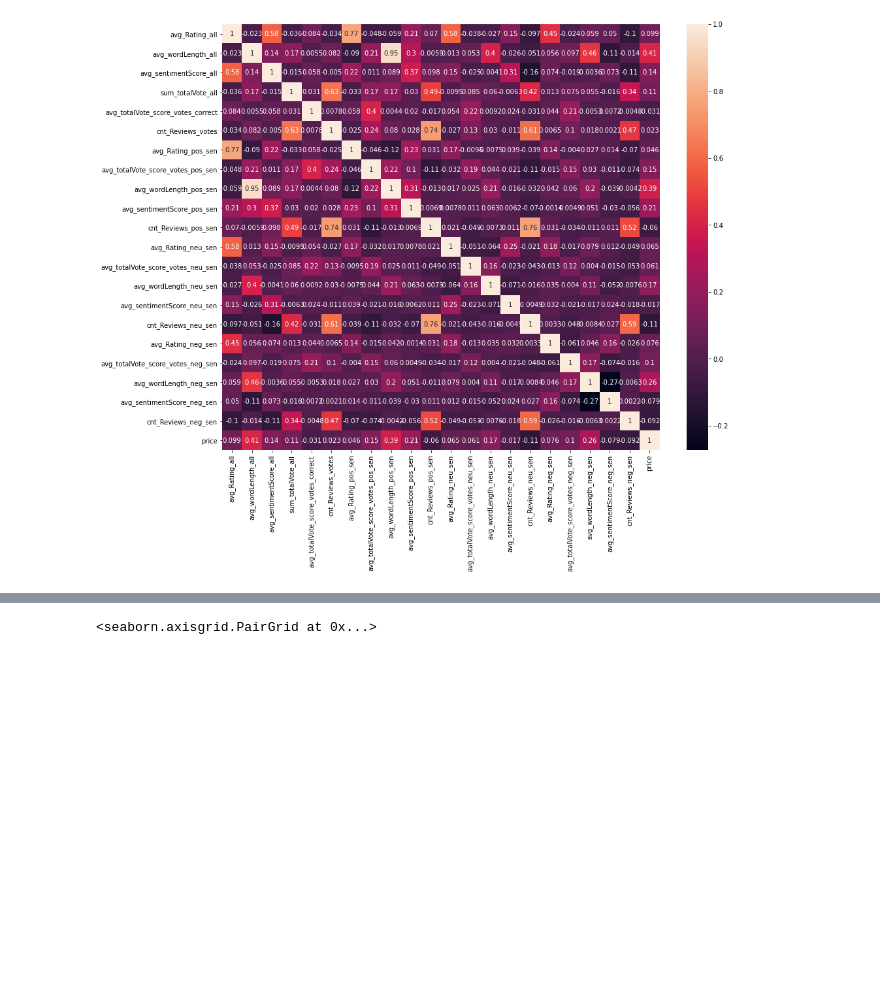
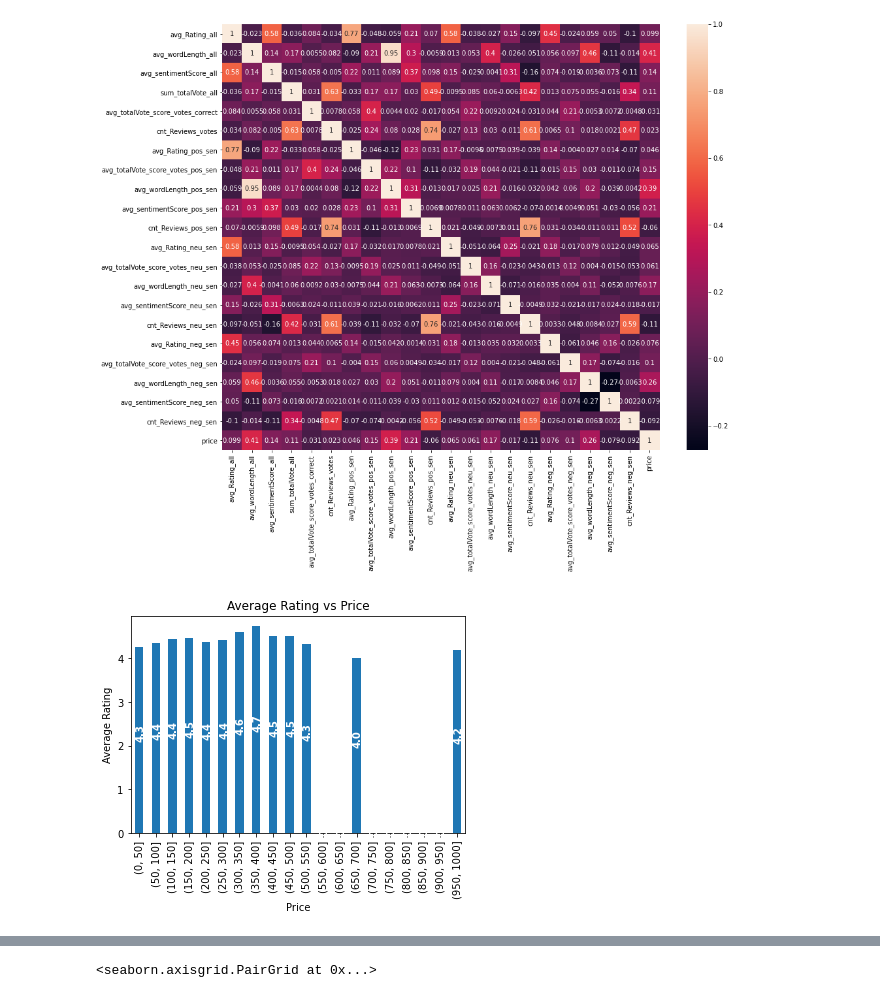
Before and after one commit to Onnik-Shahinyan/Amazon-Reviews, a Jupyter notebook: code/03. Analyses.ipynb, the cells around one changed output, grey strips where cells are left out. Saved outputs shown, nothing was run; the diff lists cells and outputs as text; code cells hidden in the pictures; blank space fills up the shorter version.

```diff
--- a/code/03. Analyses.ipynb
+++ b/code/03. Analyses.ipynb
@@ -284,3 +284,17 @@ sns.heatmap(corrMatrix, annot=True)
 plt.show()
 # %% [output]
 [figure]
+# %%
+#product
+my_plot = product.groupby(pd.cut(product['price'], np.arange(0,1001,50)))['avg_Rating_all'].mean().plot(kind='bar')
+plt.xlabel("Price")
+plt.ylabel("Average Rating")
+plt.title("Average Rating vs Price")
+# loop to add the annotations
+for p in my_plot.patches:
+    width = p.get_width()
+    height = p.get_height()
+    x, y = p.get_xy()
+    my_plot.annotate(f'{height.round(1)}', (x + width/1.5, y + height*0.5), ha='center', rotation=90, color = 'white', fontweight='bold')
+# %% [output]
+[figure, added]
```
Also changed, not shown: parts of 9 cells of this notebook.
